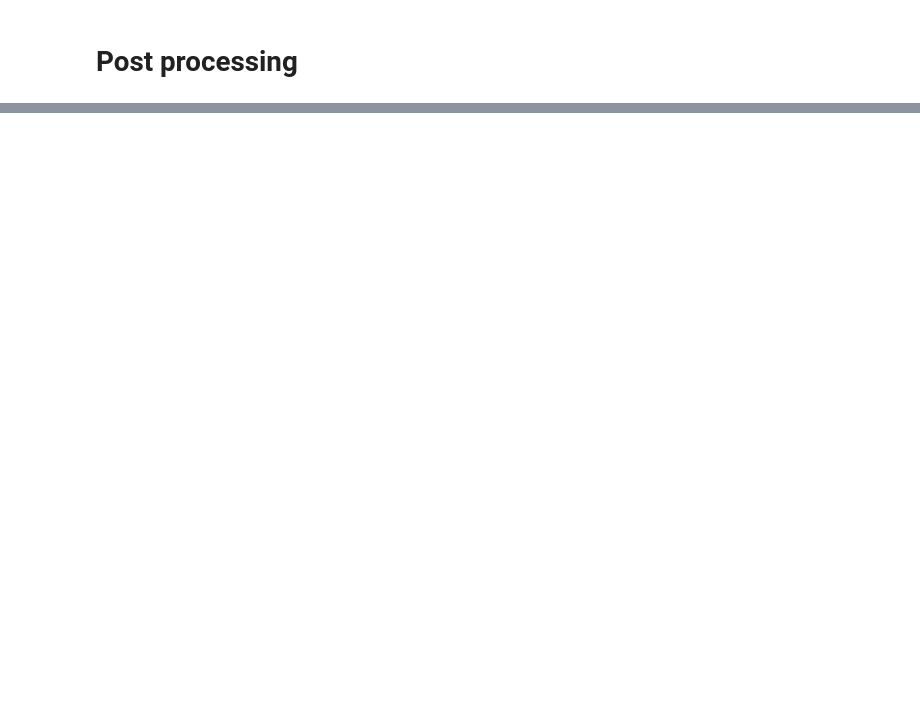
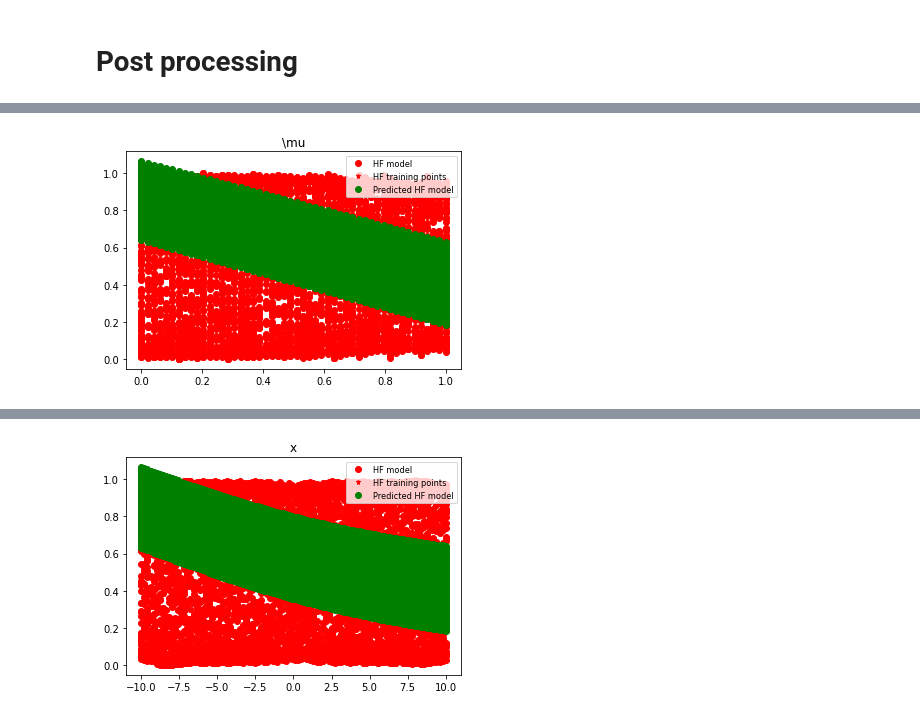
Before and after one commit to Jackmos/Multi-Fidelity-MCMC-methods, a Jupyter notebook: PACS_project2/Multiparameter/2-step/NNhf.ipynb, the cells around one changed output, grey strips where cells are left out. Drawn from its saved outputs; the diff is of its cells as text; code cells hidden in the pictures; blank space fills up the shorter version.

```diff
--- a/PACS_project2/Multiparameter/2-step/NNhf.ipynb
+++ b/PACS_project2/Multiparameter/2-step/NNhf.ipynb
@@ -38,7 +40,7 @@ reaction_HF_test = (reaction_HF_test - reaction_min) / (
     reaction_max - reaction_min
 )
 # %%
-NepoHF = 3000  # number of epochs for second NN: NN_HF
+NepoHF = 5000  # number of epochs for second NN: NN_HF
 Nhf = 15
 # %%
 permutation1 = np.random.permutation(len(reaction_HF_test))
@@ -71,7 +75,7 @@ reaction_final = np.vstack(
     (reaction_HF)
 )
 
-MAX_EVAL = 15
+MAX_EVAL = 2
 name = "HF"  # I leave the same NN,  even if we use HF data instead of LF
 K.clear_session()
 bayes_trials = Trials()
@@ -142,12 +174,15 @@ print(f"R^2: {r2_HF}")
 # %%
 ##################     Print LF, HF and LF-predicted models      ###################
 plt.figure()
+mask1_test=np.where(reaction_HF_test[:,1]==np.min(reaction_HF_test[:,1]))
+mask1=np.where(reaction_HF[:,1]==np.min(reaction_HF[:,1]))
+
 # plt.plot(mu_test, U_hf_test, 'b-', linewidth = 1.5, label = 'HF model')
 # plt.plot(mu_train_HF, U_hf_train,'b*', markersize = 7, label = 'HF training points')
-plt.plot(reaction_HF_test[:,0], U_HF_test, "ro", linewidth=1.5, label="HF model")
-plt.plot(reaction_HF[:,0], U_HF, "r*", markersize=5, label="HF training points")
+plt.plot(reaction_HF_test[mask1_test,0], U_HF_test, "ro", linewidth=1.5, label="HF model")
+plt.plot(reaction_HF[mask1,0], U_HF, "r*", markersize=5, label="HF training points")
 plt.plot(
-    reaction_HF_test[:,0],
+    reaction_HF_test[mask1_test,0],
     finalModel.predict(reaction_HF_test),
     "go",
     linewidth=3,
@@ -157,14 +192,15 @@ plt.legend(prop={"size": 8.3})
 plt.title("\mu")
 plt.show()
 
-
+mask2_test=np.where(reaction_HF_test[:,0]==np.min(reaction_HF_test[:,0]))
+mask2=np.where(reaction_HF[:,0]==np.min(reaction_HF[:,0]))
 plt.figure()
 # plt.plot(mu_test, U_hf_test, 'b-', linewidth = 1.5, label = 'HF model')
 # plt.plot(mu_train_HF, U_hf_train,'b*', markersize = 7, label = 'HF training points')
-plt.plot(reaction_HF_test[:,1], U_HF_test, "ro", linewidth=1.5, label="HF model")
-plt.plot(reaction_HF[:,1], U_HF, "r*", markersize=5, label="HF training points")
+plt.plot(reaction_HF_test[mask2_test,1], U_HF_test, "ro", linewidth=1.5, label="HF model")
+plt.plot(reaction_HF[mask2,1], U_HF, "r*", markersize=5, label="HF training points")
 plt.plot(
-    reaction_HF_test[:,1],
+    reaction_HF_test[mask2_test,1],
     finalModel.predict(reaction_HF_test),
     "go",
     linewidth=3,
@@ -173,3 +209,4 @@ plt.plot(
 plt.legend(prop={"size": 8.3})
 plt.title("x")
 plt.show()
+# %% [output]
@@ -175,0 +214 @@ plt.show()
+[figure, added]
@@ -175,0 +216 @@ plt.show()
+[figure, added]
```
Also changed, not shown: parts of 9 cells of this notebook, 26 other files.
